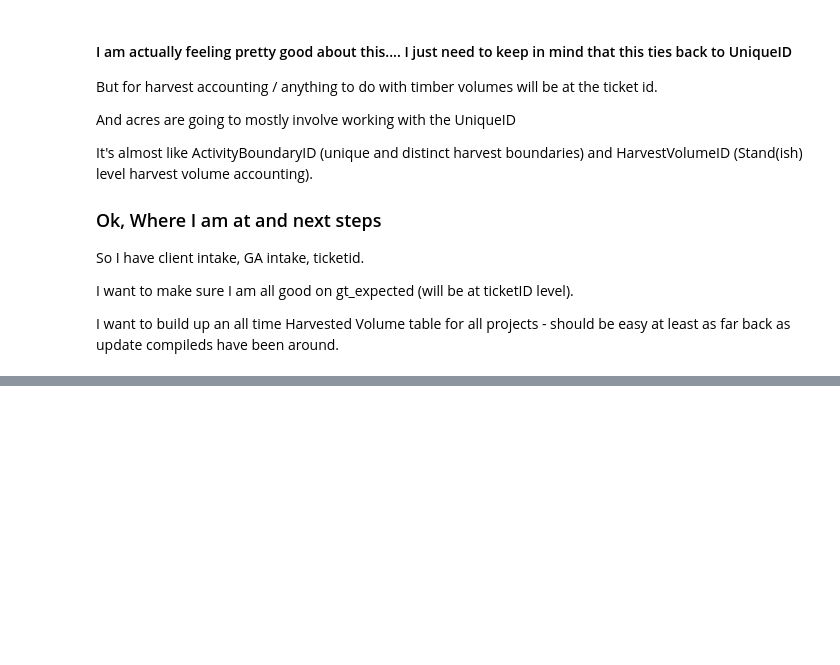
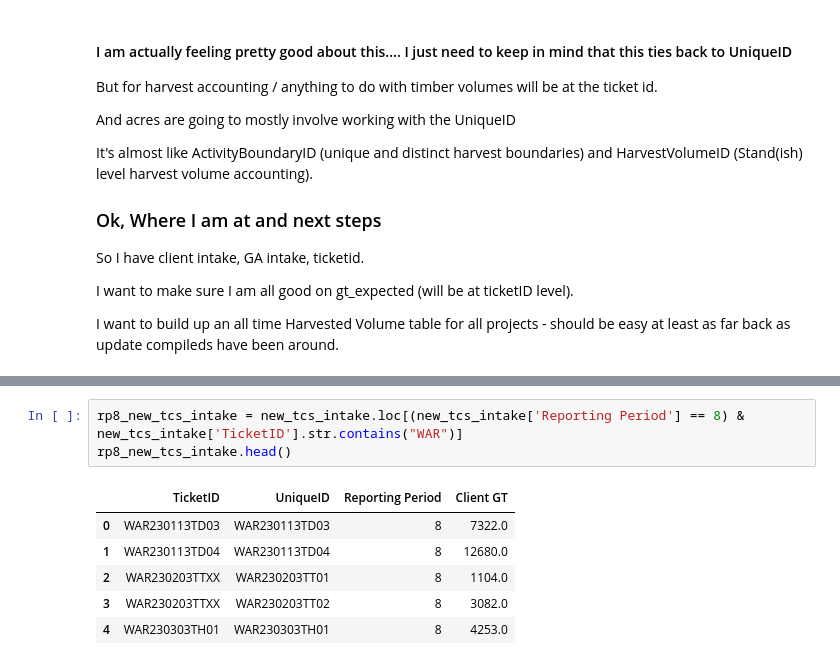
Before and after one commit to BilyBrown/sqlite3-tutorial, a Jupyter notebook: create_war_tables.ipynb, the cells around one changed output, grey strips where cells are left out. Cells and saved outputs as stored; diff of their text form; blank space fills up the shorter version.

```diff
--- a/create_war_tables.ipynb
+++ b/create_war_tables.ipynb
@@ -763,0 +775,10 @@ I want to build up an all time Harvested Volume table for all projects - should
+# %%
+rp8_new_tcs_intake = new_tcs_intake.loc[(new_tcs_intake['Reporting Period'] == 8) & new_tcs_intake['TicketID'].str.contains("WAR")]
+rp8_new_tcs_intake.head()
+# %% [output]
+|  | TicketID | UniqueID | Reporting Period | Client GT |
+| 0 | WAR230113TD03 | WAR230113TD03 | 8 | 7322.0 |
+| 1 | WAR230113TD04 | WAR230113TD04 | 8 | 12680.0 |
+| 2 | WAR230203TTXX | WAR230203TT01 | 8 | 1104.0 |
+| 3 | WAR230203TTXX | WAR230203TT02 | 8 | 3082.0 |
+| 4 | WAR230303TH01 | WAR230303TH01 | 8 | 4253.0 |
```
Also changed, not shown: parts of 6 cells of this notebook.
